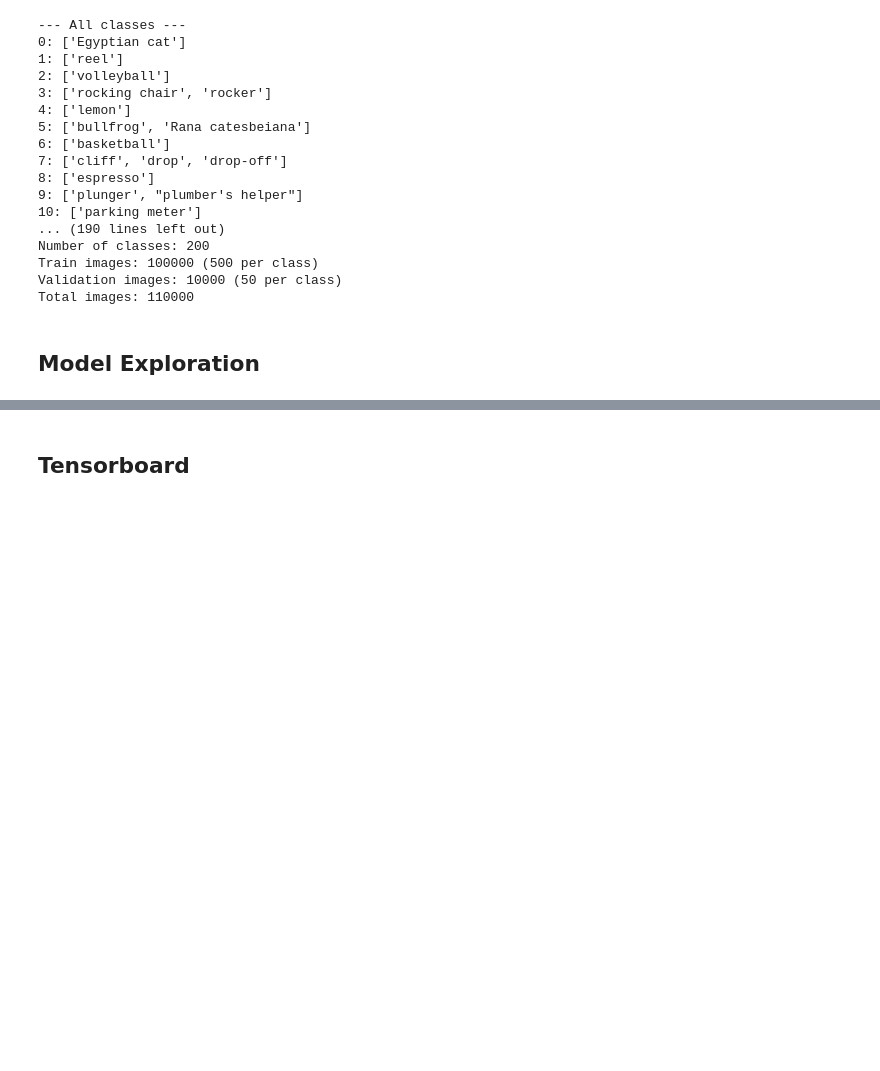
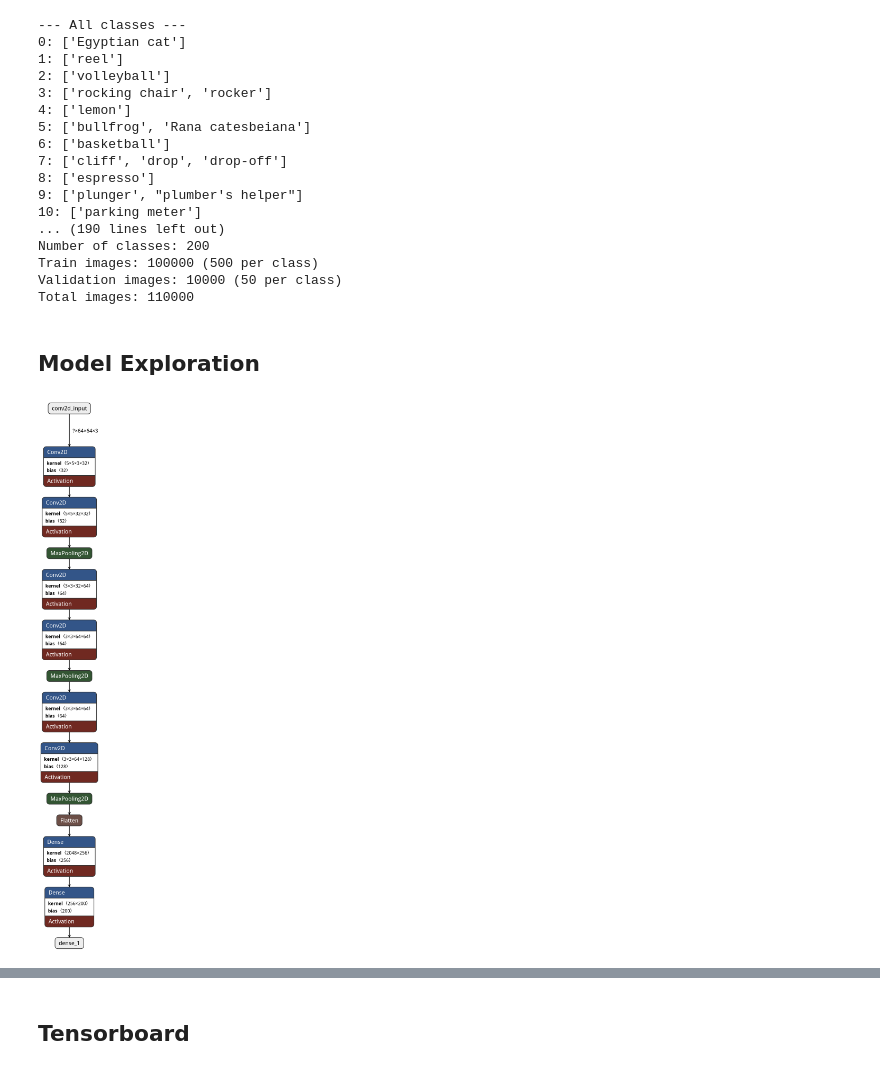
Before and after one commit to devjwk/cpre487lab1, a Jupyter notebook: CprE_487_587_Lab1_Template.ipynb, the cells around one changed output, grey strips where cells are left out. Saved outputs shown, nothing was run; the diff lists cells and outputs as text; code cells hidden in the pictures; blank space fills up the shorter version.

```diff
--- a/CprE_487_587_Lab1_Template.ipynb
+++ b/CprE_487_587_Lab1_Template.ipynb
@@ -390,6 +389,10 @@ Total images: 110000
 # %%
 # TODO: Visualize the model in Netron (https://netron.app/) and include an image here.
 #tf.keras.utils.plot_model(model, "model.png", show_shapes=True, show_dtype=True, expand_nested=True) # Uncomment this to generate a simple visualization
+from IPython.display import Image
+Image('CNN_TinyImageNet.h5.png', width=350)
+# %% [output]
+[figure, added]
 # %%
 # We can view the layer weights. Here we consider them as images of feature filters applied to intermediate feature map images.
 # TODO: Visualize the 2 convolutional layers filter sets (weights) (one at the beginning and one at the end)
```
Also changed, not shown: parts of 9 cells of this notebook, 33 other files.
